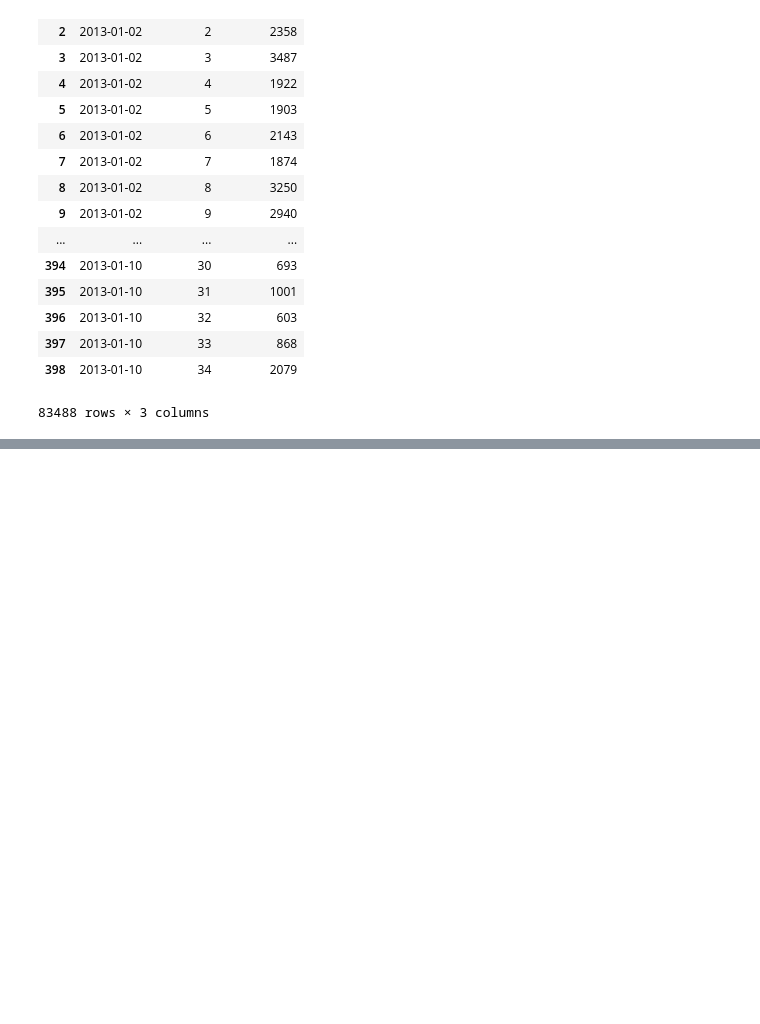
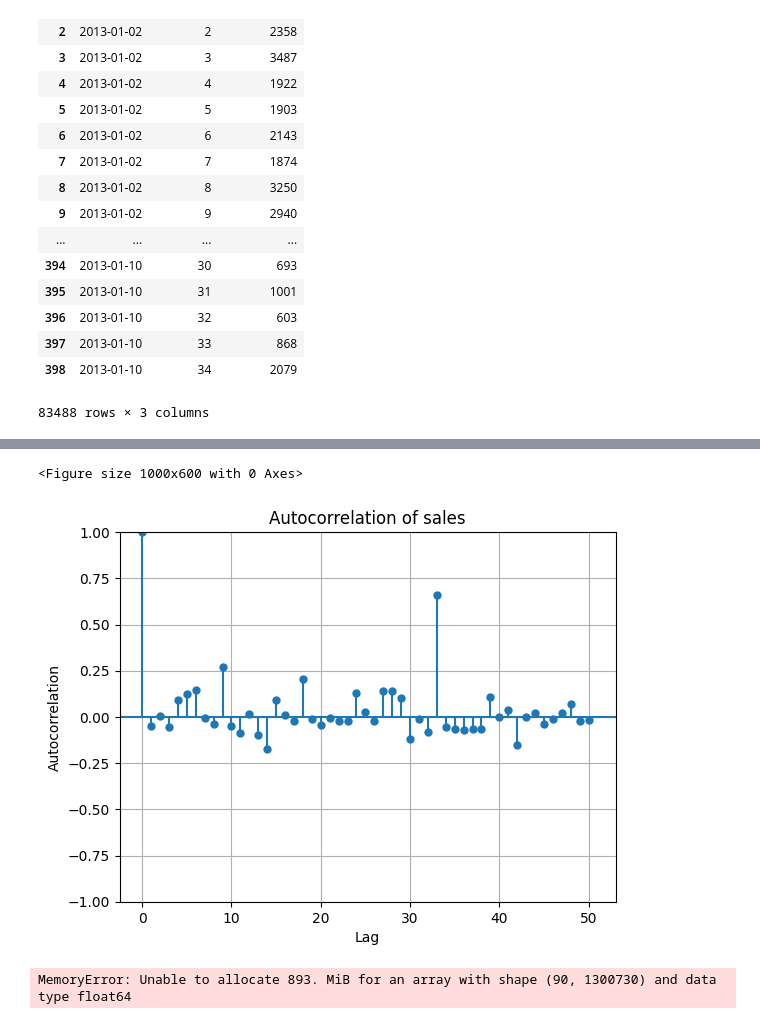
Before and after one commit to divaynagpal/MS422FinalProject, a Jupyter notebook: StoreSalesPrediction.ipynb, the cells around one changed output, grey strips where cells are left out. Drawn from its saved outputs; the diff is of its cells as text; code cells hidden in the pictures; blank space fills up the shorter version.

```diff
--- a/StoreSalesPrediction.ipynb
+++ b/StoreSalesPrediction.ipynb
@@ -548,0 +645,35 @@ df_transactions
+# %%
+
+from statsmodels.graphics.tsaplots import plot_pacf
+
+
+plt.figure(figsize=(10, 6))
+plot_pacf(df_last_two_years['Sales'].dropna(), lags=50)  # Adjust 'lags' as needed
+plt.title('Autocorrelation of sales')
+plt.xlabel('Lag')
+plt.ylabel('Autocorrelation')
+plt.grid(True)
+plt.show()
+# %% [output]
+<Figure size 1000x600 with 0 Axes>
+[figure, added]
+# %%
+import pandas as pd
+from statsmodels.tsa.stattools import adfuller
+
+# Assuming your time series data is in a pandas DataFrame 'df' and the column of interest is 'sales'
+# Replace 'df['sales']' with your time series data
+
+sales_data = df_last_two_years['sales']  # Example column name
+
+# Perform the ADF test
+adf_result = adfuller(sales_data)
+
+# Print the test results
+print('ADF Statistic:', adf_result[0])
+print('p-value:', adf_result[1])
+print('Critical Values:')
+for key, value in adf_result[4].items():
+    print(f'   {key}: {value}')
+# %% [output]
+MemoryError: Unable to allocate 893. MiB for an array with shape (90, 1300730) and data type float64
```
Also changed, not shown: parts of 27 cells of this notebook.
